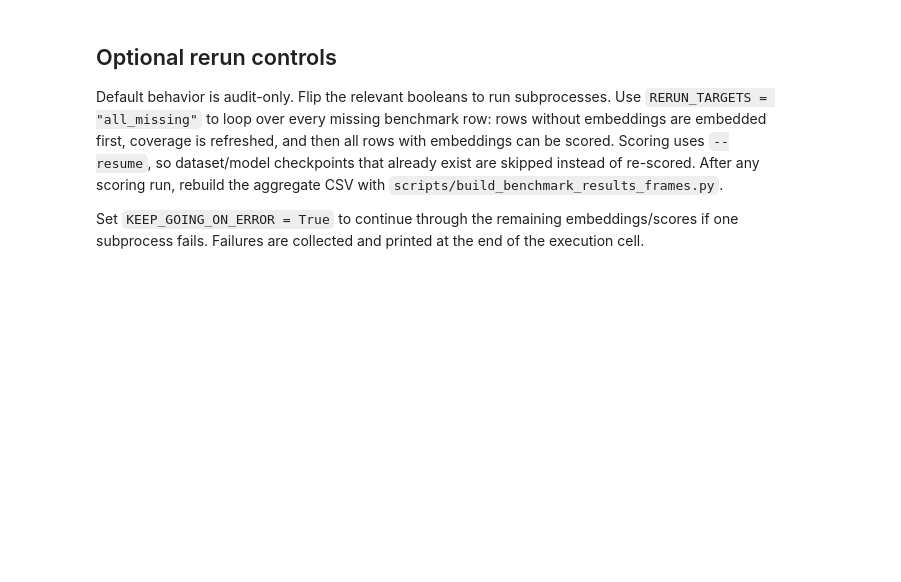
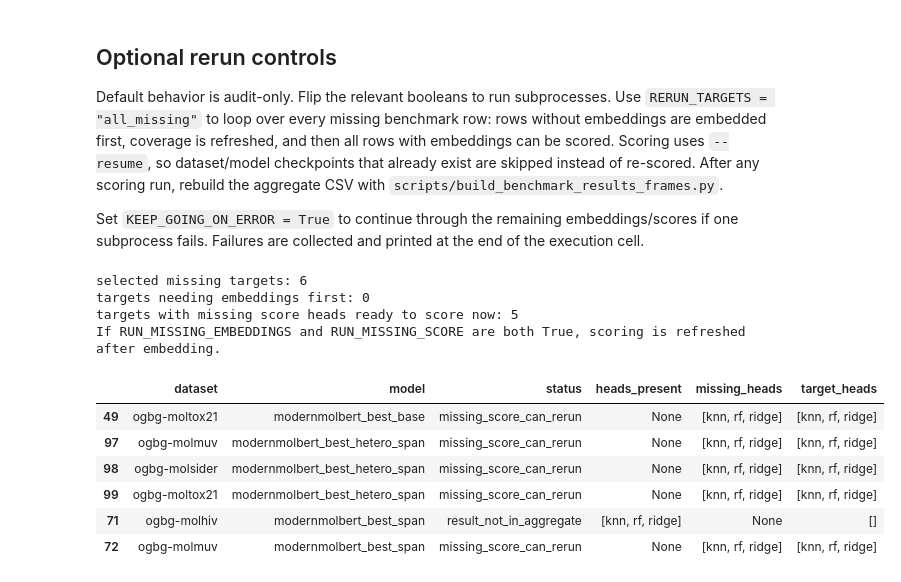
Before and after one commit to HauserGroup/ModernMolBERT, a Jupyter notebook: analysis/check_missing_benchmarks_and_rerun.ipynb, the cells around one changed output. Cells and saved outputs as stored; diff of their text form; code cells hidden in the pictures; blank space fills up the shorter version.

```diff
--- a/analysis/check_missing_benchmarks_and_rerun.ipynb
+++ b/analysis/check_missing_benchmarks_and_rerun.ipynb
@@ -248,7 +310,7 @@ Default behavior is audit-only. Flip the relevant booleans to run subprocesses.
 Set `KEEP_GOING_ON_ERROR = True` to continue through the remaining embeddings/scores if one subprocess fails. Failures are collected and printed at the end of the execution cell.
 # %%
 # Execution toggles. Keep these False for audit-only runs.
-RUN_MISSING_EMBEDDINGS = False
+RUN_MISSING_EMBEDDINGS = True
 RUN_MISSING_SCORE = False
 REBUILD_AGGREGATES_AFTER_SCORE = False
 
@@ -269,7 +331,7 @@ RERUN_TARGETS: str | list[tuple] = "all_missing"
 # Embedding settings used only when RUN_MISSING_EMBEDDINGS is True.
 EMBED_BATCH_SIZE = 32
 EMBED_DEVICE = "auto"
-EMBED_MAX_SEQ_LENGTH = 256
+EMBED_MAX_SEQ_LENGTH = 128
 EMBED_POOLING = "mean"
 OVERWRITE_EXISTING_EMBEDDINGS = False
 
@@ -304,33 +366,45 @@ def selected_targets(coverage: pd.DataFrame) -> pd.DataFrame:
         mask = (missing["dataset"] == dataset) & (missing["model"] == model)
         subset = missing.loc[mask].copy()
         subset["target_heads"] = [head_filter] * len(subset)
         rows.append(subset)
 
     return pd.concat(rows, ignore_index=True) if rows else missing.iloc[:0].copy()
 
 
 def split_targets_for_execution(targets: pd.DataFrame) -> tuple[pd.DataFrame, pd.DataFrame]:
     """Return (needs_embedding, ready_to_score) for the current coverage state."""
     targets_to_embed = targets.loc[~targets["has_embedding"]].copy()
     has_target_heads = targets["target_heads"].apply(bool)
     targets_to_score = targets.loc[targets["has_embedding"] & has_target_heads].copy()
     return targets_to_embed, targets_to_score
 
 
 targets = selected_targets(coverage)
 targets_to_embed, targets_to_score = split_targets_for_execution(targets)
 
 print(f"selected missing targets: {len(targets)}")
 print(f"targets needing embeddings first: {len(targets_to_embed)}")
 print(f"targets with missing score heads ready to score now: {len(targets_to_score)}")
 print(
     "If RUN_MISSING_EMBEDDINGS and RUN_MISSING_SCORE are both True, scoring is refreshed after embedding."
 )
 display(
     targets[
         ["dataset", "model", "status", "heads_present", "missing_heads", "target_heads"]
     ].sort_values(["model", "dataset"])
 )
+# %% [output]
+selected missing targets: 6
+targets needing embeddings first: 0
+targets with missing score heads ready to score now: 5
+If RUN_MISSING_EMBEDDINGS and RUN_MISSING_SCORE are both True, scoring is refreshed after embedding.
+|  | dataset | model | status | heads_present | missing_heads | target_heads |
+| 49 | ogbg-moltox21 | modernmolbert_best_base | missing_score_can_rerun | None | [knn, rf, ridge] | [knn, rf, ridge] |
+| 97 | ogbg-molmuv | modernmolbert_best_hetero_span | missing_score_can_rerun | None | [knn, rf, ridge] | [knn, rf, ridge] |
+| 98 | ogbg-molsider | modernmolbert_best_hetero_span | missing_score_can_rerun | None | [knn, rf, ridge] | [knn, rf, ridge] |
+| 99 | ogbg-moltox21 | modernmolbert_best_hetero_span | missing_score_can_rerun | None | [knn, rf, ridge] | [knn, rf, ridge] |
+| 71 | ogbg-molhiv | modernmolbert_best_span | result_not_in_aggregate | [knn, rf, ridge] | None | [] |
+| 72 | ogbg-molmuv | modernmolbert_best_span | missing_score_can_rerun | None | [knn, rf, ridge] | [knn, rf, ridge] |
 # %%
 def rel(path: Path) -> str:
     return str(path.relative_to(ROOT))
```
Also changed, not shown: parts of 5 cells of this notebook, 11 other files.
